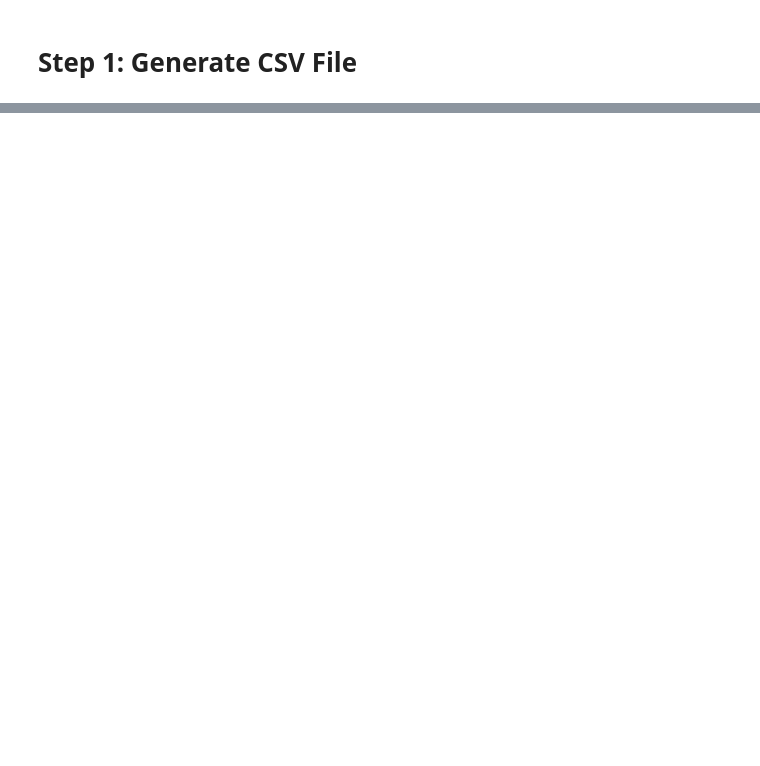
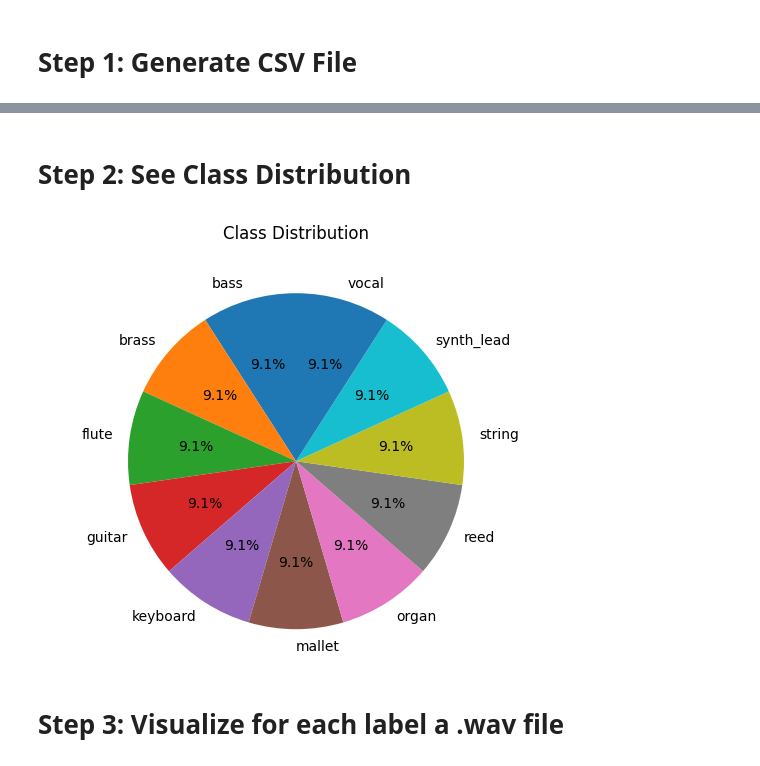
Before and after one commit to HakimMohammed/musical-instrument-classifier, a Jupyter notebook: src/audio/00_Data_Preparation.ipynb, the cells around one changed output, grey strips where cells are left out. Cells and saved outputs as stored; diff of their text form; code cells hidden in the pictures; blank space fills up the shorter version.

Commit message:
cleaning data

```diff
--- a/src/audio/00_Data_Preparation.ipynb
+++ b/src/audio/00_Data_Preparation.ipynb
@@ -16,0 +16,2 @@ python: can't open file 'C:\Users\Hakim\Documents\ENSET\IA_Avance\musical-instru
+# %% [markdown]
+# Step 2: See Class Distribution
@@ -16,0 +24,27 @@ python: can't open file 'C:\Users\Hakim\Documents\ENSET\IA_Avance\musical-instru
+# %%
+INSTRUMENTS_DIR = PROCESSED_AUDIO_DATA_DIR / 'instruments.csv'
+df = pd.read_csv(INSTRUMENTS_DIR)
+df.set_index('filename', inplace=True)
+
+# for each wav file, calculate duration
+for filename in df.index:
+    rate, signal = wavfile.read(RAW_AUDIO_DATA_DIR / filename)
+    df.at[filename, 'duration'] = signal.shape[0] / rate  # duration of each wav file in seconds
+
+# extract classes
+classes = list(np.unique(df.label))
+classes_distribution = df.groupby(['label'])['duration'].mean()
+
+# display distribution as pie chart
+fig, axe = plt.subplots()
+axe.set_title('Class Distribution', y=1.08)
+axe.pie(classes_distribution, labels=classes, autopct='%1.1f%%', shadow=False, startangle=90)
+axe.axis('equal')
+plt.show()
+
+# return filename to its location
+df.reset_index(inplace=True)
+# %% [output]
+[figure, added]
+# %% [markdown]
+# Step 3: Visualize for each label a .wav file
```
Also changed, not shown: parts of 14 cells of this notebook, 6 other files.
